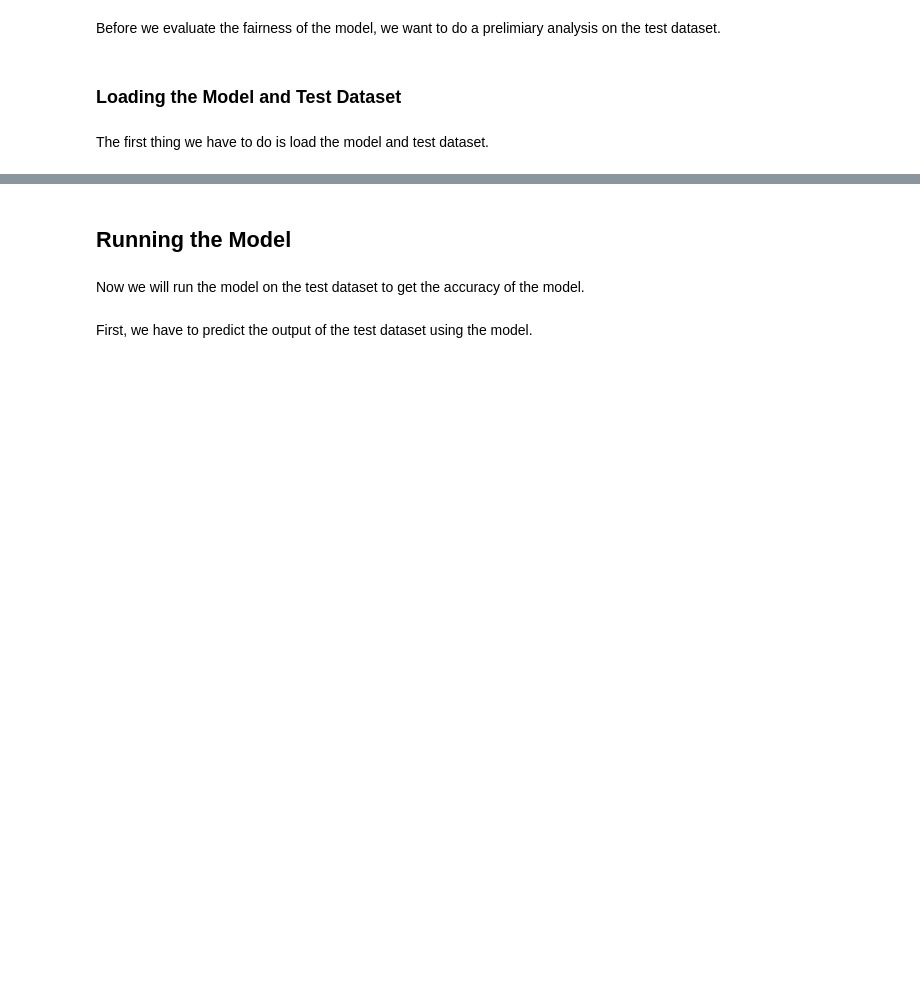
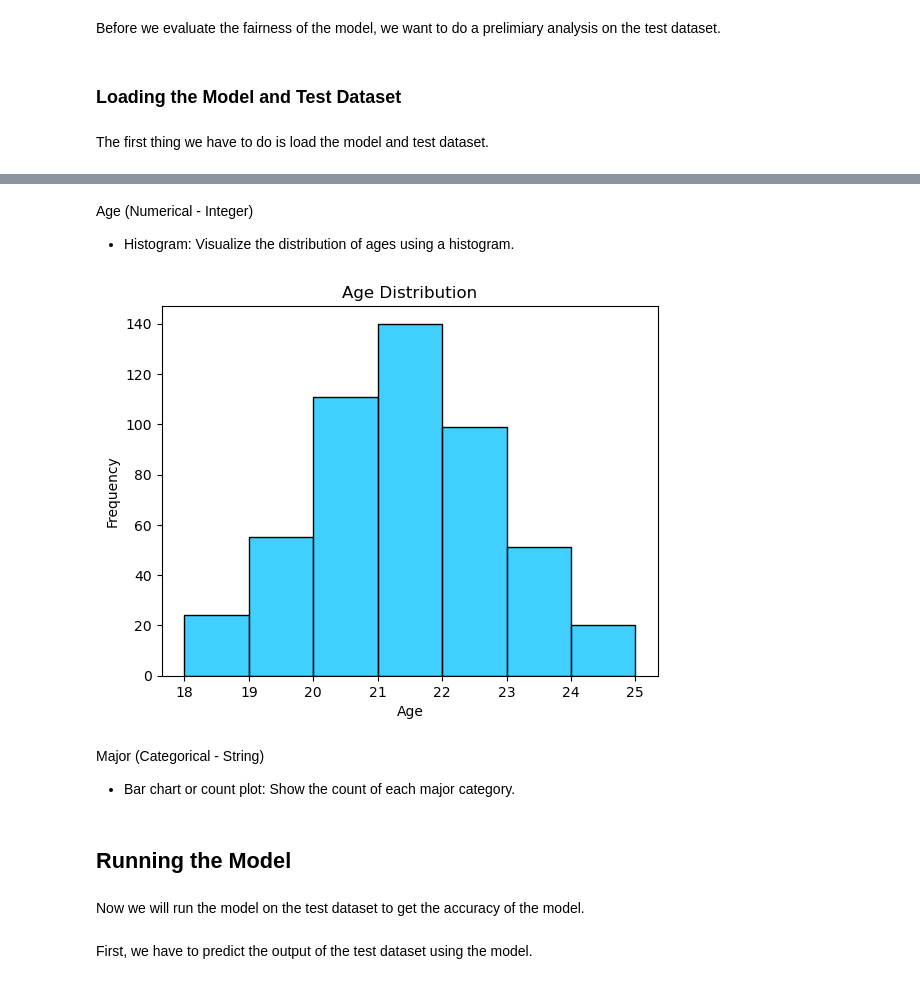
Before and after one commit to CMU-17313Q/fall23-nodebb-just-relax-2, a Jupyter notebook: career-model/model-evaluation.ipynb, the cells around one changed output, grey strips where cells are left out. Saved outputs shown, nothing was run; the diff lists cells and outputs as text; code cells hidden in the pictures; blank space fills up the shorter version.

```diff
--- a/career-model/model-evaluation.ipynb
+++ b/career-model/model-evaluation.ipynb
@@ -173,0 +203,15 @@ Now we want to plot the distribution of the test dataset across all features (ex
+# %% [markdown]
+Age (Numerical - Integer)
+- Histogram: Visualize the distribution of ages using a histogram.
+# %%
+# Create a histogram using Seaborn
+sns.histplot(test_df["Age"], bins=7, color="deepskyblue")
+plt.xlabel("Age")
+plt.ylabel("Frequency")
+plt.title("Age Distribution")
+plt.show()
+# %% [output]
+[figure, added]
+# %% [markdown]
+Major (Categorical - String)
+- Bar chart or count plot: Show the count of each major category.
```
Also changed, not shown: parts of 15 cells of this notebook.
